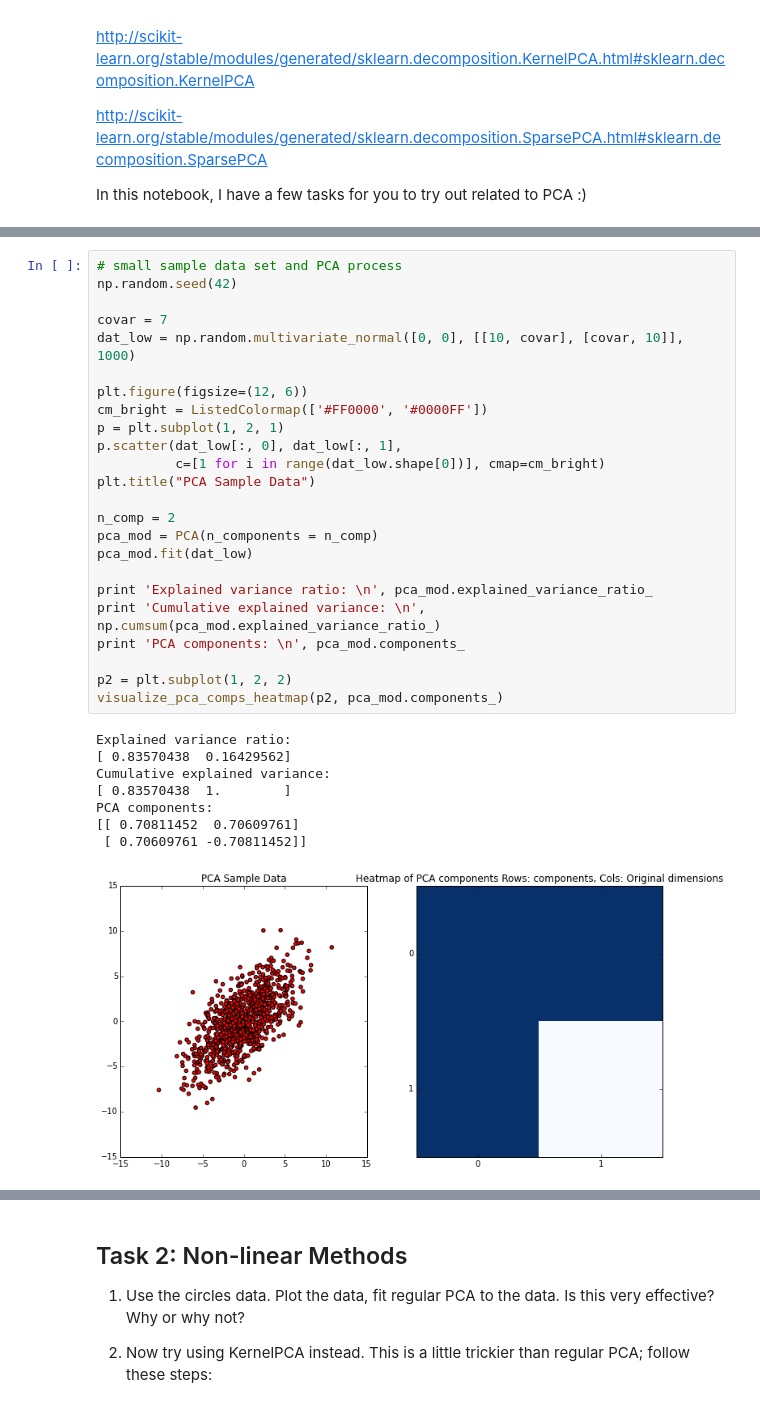
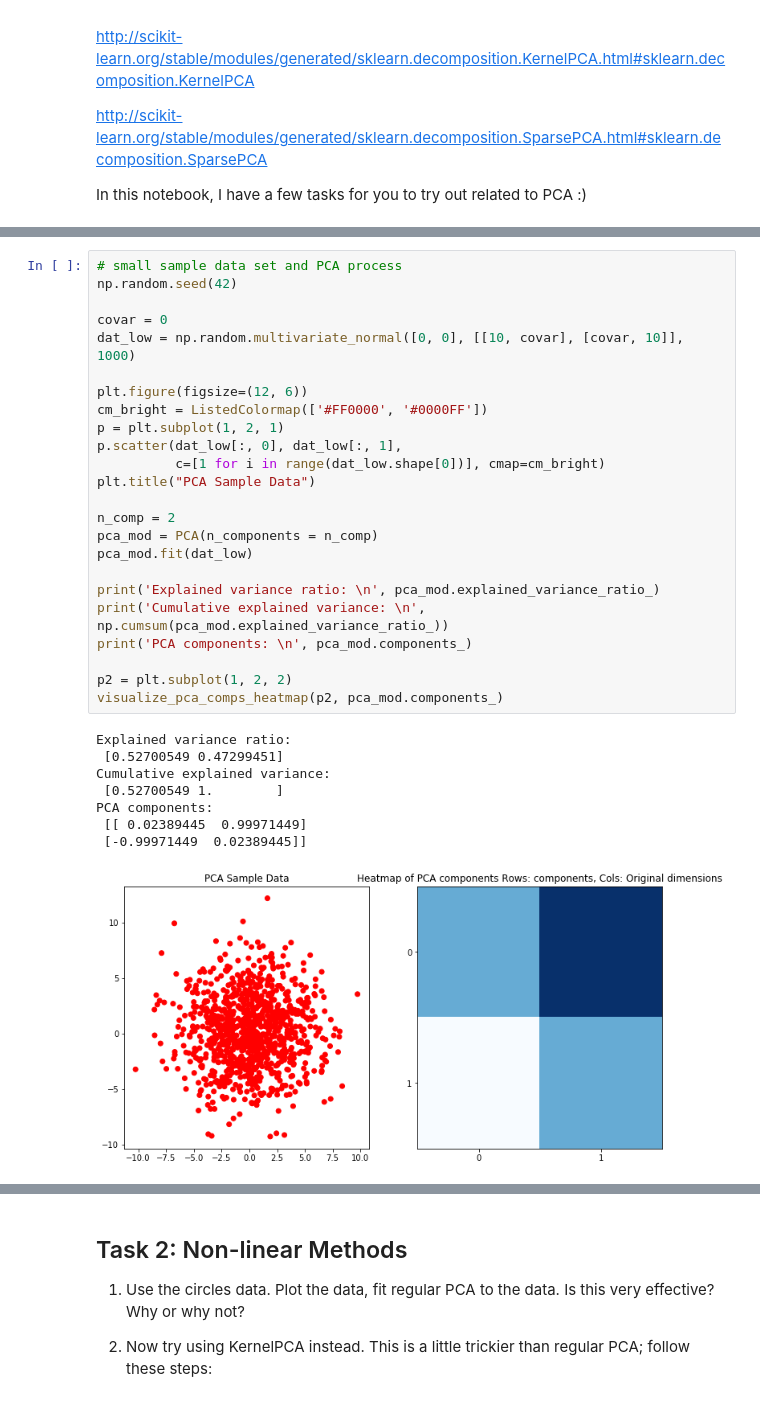
Before and after one commit to ysalomon/ucb-w207-applied-ml, a Jupyter notebook: tutorials/week11-PCA.ipynb, the cells around one changed output, grey strips where cells are left out. Saved outputs shown, nothing was run; the diff lists cells and outputs as text.

```diff
--- a/tutorials/week11-PCA.ipynb
+++ b/tutorials/week11-PCA.ipynb
@@ -60,36 +61,36 @@ def visualize_pca_comps_heatmap(plot, comps):
 # %%
 # small sample data set and PCA process
 np.random.seed(42)
 
-covar = 7
+covar = 0
 dat_low = np.random.multivariate_normal([0, 0], [[10, covar], [covar, 10]], 1000)
 
 plt.figure(figsize=(12, 6))
 cm_bright = ListedColormap(['#FF0000', '#0000FF'])
 p = plt.subplot(1, 2, 1)
 p.scatter(dat_low[:, 0], dat_low[:, 1],
           c=[1 for i in range(dat_low.shape[0])], cmap=cm_bright)
 plt.title("PCA Sample Data")
 
 n_comp = 2
 pca_mod = PCA(n_components = n_comp)
 pca_mod.fit(dat_low)
 
-print 'Explained variance ratio: \n', pca_mod.explained_variance_ratio_
-print 'Cumulative explained variance: \n', np.cumsum(pca_mod.explained_variance_ratio_)
-print 'PCA components: \n', pca_mod.components_
+print('Explained variance ratio: \n', pca_mod.explained_variance_ratio_)
+print('Cumulative explained variance: \n', np.cumsum(pca_mod.explained_variance_ratio_))
+print('PCA components: \n', pca_mod.components_)
 
 p2 = plt.subplot(1, 2, 2)
 visualize_pca_comps_heatmap(p2, pca_mod.components_)
 # %% [output]
 Explained variance ratio:
-[ 0.83570438  0.16429562]
+ [0.52700549 0.47299451]
 Cumulative explained variance:
-[ 0.83570438  1.        ]
+ [0.52700549 1.        ]
 PCA components:
-[[ 0.70811452  0.70609761]
- [ 0.70609761 -0.70811452]]
+ [[ 0.02389445  0.99971449]
+ [-0.99971449  0.02389445]]
-[figure, old version]
+[figure, new version]
 # %% [markdown]
 ## Task 1: PCA -- visualizing PCA and choosing the number of components
 
```
Also changed, not shown: parts of 7 cells of this notebook, 5 other files.
